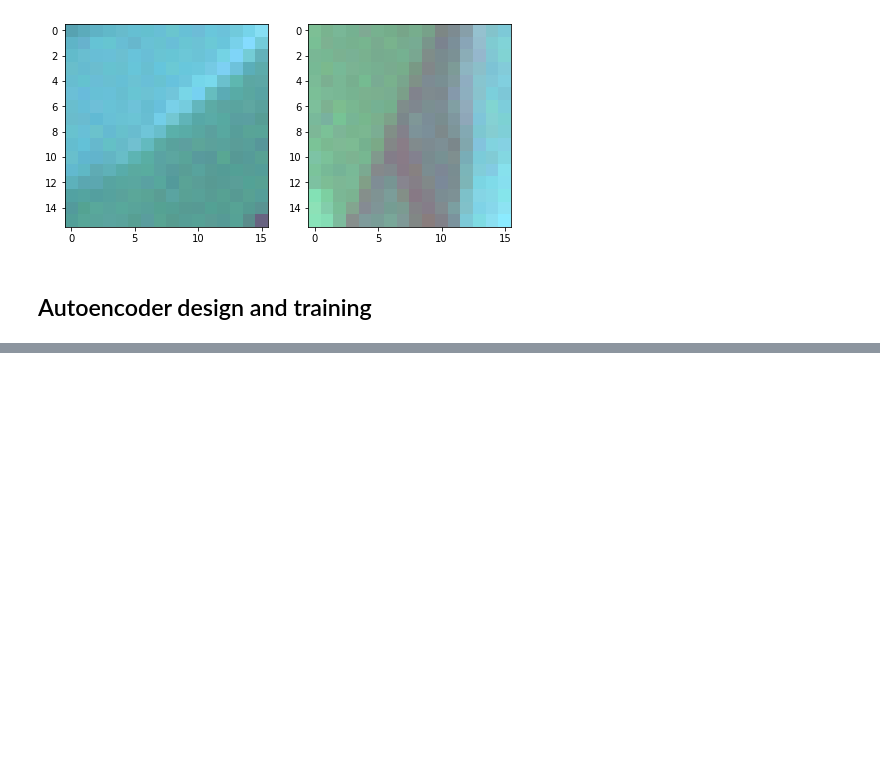
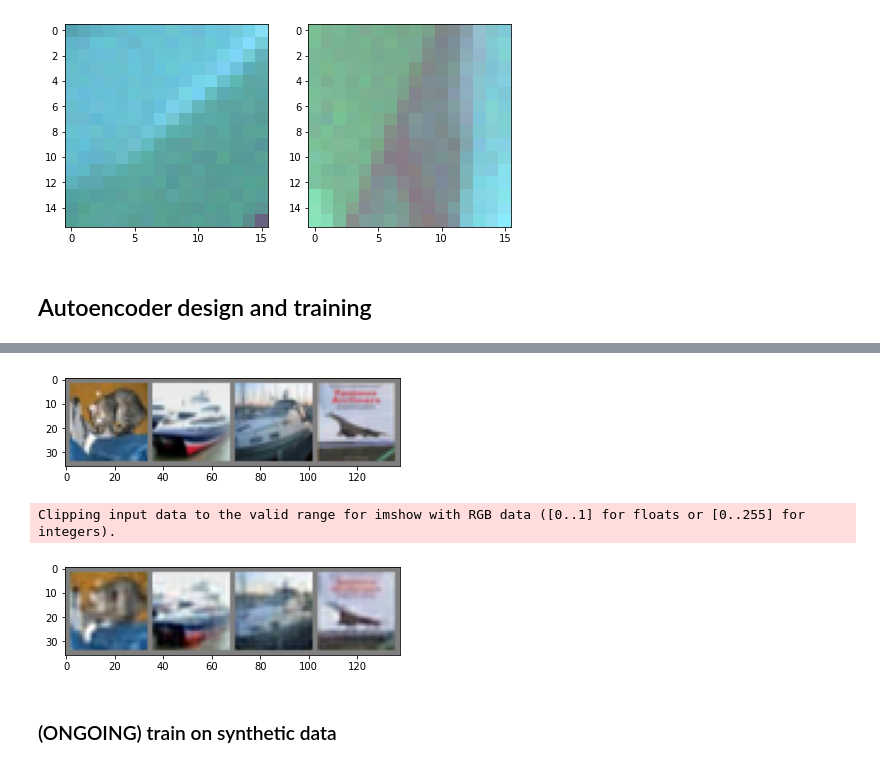
Before and after one commit to djbradyAtOpticalSciencesArizona/multiframeEstimation, a Jupyter notebook: TrainingDataForDemosaicking.ipynb, the cells around one changed output, grey strips where cells are left out. Saved outputs shown, nothing was run; the diff lists cells and outputs as text; code cells hidden in the pictures; blank space fills up the shorter version.

```diff
--- a/TrainingDataForDemosaicking.ipynb
+++ b/TrainingDataForDemosaicking.ipynb
@@ -242,0 +266,5 @@ class mosaicAE(nn.modules):
+# %%
+device = "cuda" if torch.cuda.is_available() else "cpu"
+in_planes = 3
+feature_planes = 16
+model = mosaicAE(in_planes, feature_planes).to(device)
@@ -242,0 +369,13 @@ class mosaicAE(nn.modules):
+# %%
+dataiter = iter(testloader)
+images, _ = dataiter.next()
+outputs = model(images.to(device)).detach().cpu()
+# show images
+imshow(torchvision.utils.make_grid(images))
+imshow(torchvision.utils.make_grid(outputs))
+# %% [output]
+[figure, added]
+Clipping input data to the valid range for imshow with RGB data ([0..1] for floats or [0..255] for integers).
+[figure, added]
+# %% [markdown]
+### (ONGOING) train on synthetic data
```
Also changed, not shown: parts of 12 cells of this notebook.
